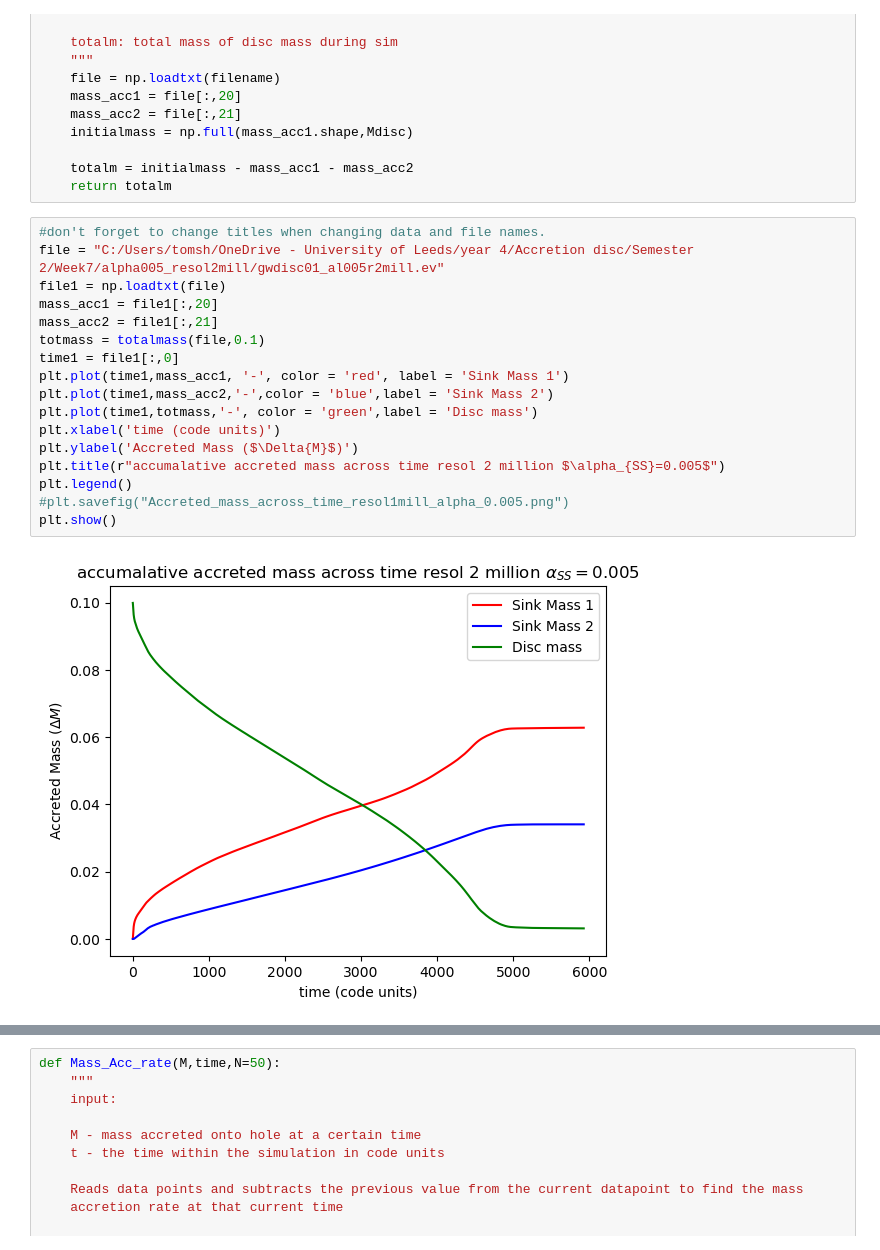
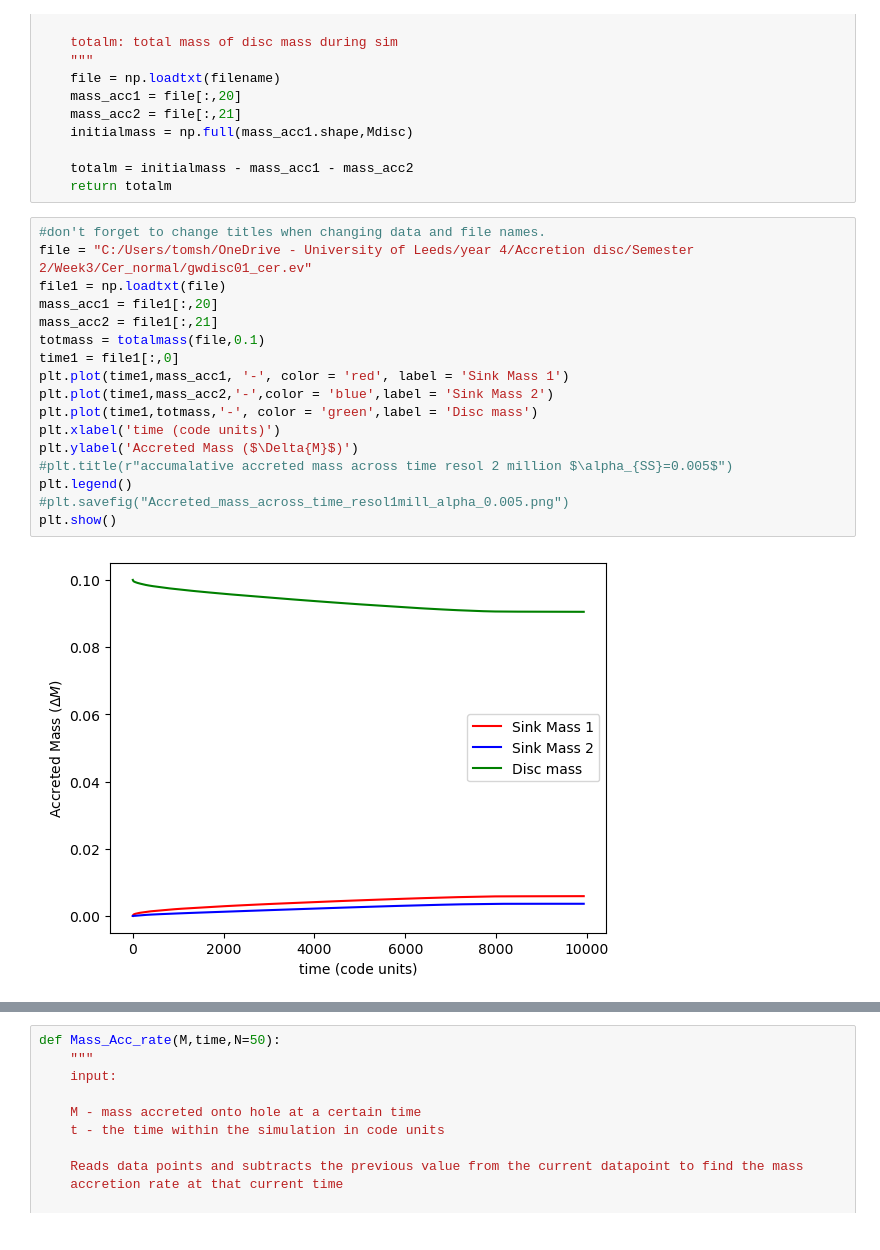
Before and after one commit to tomshilling04/physics_repo, a Jupyter notebook: Accretion_rate.ipynb, the cells around one changed output, grey strips where cells are left out. Saved outputs shown, nothing was run; the diff lists cells and outputs as text.

Commit message:
fix: removed titles and made figures tighter

```diff
--- a/Accretion_rate.ipynb
+++ b/Accretion_rate.ipynb
@@ -23,23 +23,23 @@ def totalmass(filename,Mdisc):
     return totalm
 # %%
 #don't forget to change titles when changing data and file names.
-file = "C:/Users/tomsh/OneDrive - University of Leeds/year 4/Accretion disc/Semester 2/Week7/alpha005_resol2mill/gwdisc01_al005r2mill.ev"
+file = "C:/Users/tomsh/OneDrive - University of Leeds/year 4/Accretion disc/Semester 2/Week3/Cer_normal/gwdisc01_cer.ev"
 file1 = np.loadtxt(file)
 mass_acc1 = file1[:,20]
 mass_acc2 = file1[:,21]
 totmass = totalmass(file,0.1)
 time1 = file1[:,0]
 plt.plot(time1,mass_acc1, '-', color = 'red', label = 'Sink Mass 1')
 plt.plot(time1,mass_acc2,'-',color = 'blue',label = 'Sink Mass 2')
 plt.plot(time1,totmass,'-', color = 'green',label = 'Disc mass')
 plt.xlabel('time (code units)')
 plt.ylabel('Accreted Mass ($\Delta{M}$)')
-plt.title(r"accumalative accreted mass across time resol 2 million $\alpha_{SS}=0.005$")
+#plt.title(r"accumalative accreted mass across time resol 2 million $\alpha_{SS}=0.005$")
 plt.legend()
 #plt.savefig("Accreted_mass_across_time_resol1mill_alpha_0.005.png")
 plt.show()
 # %% [output]
-[figure, old version]
+[figure, new version]
 # %%
 pd.DataFrame(file1)
 # %% [output]
```
Also changed, not shown: parts of 6 cells of this notebook.
